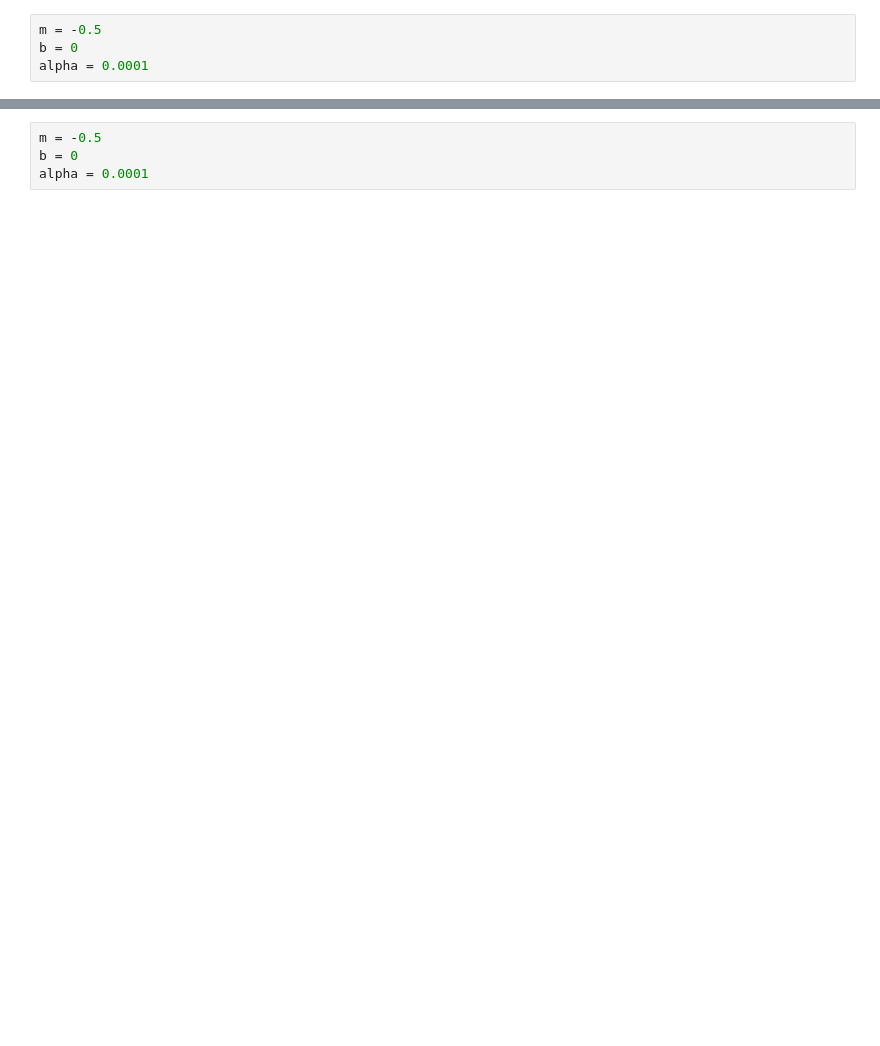
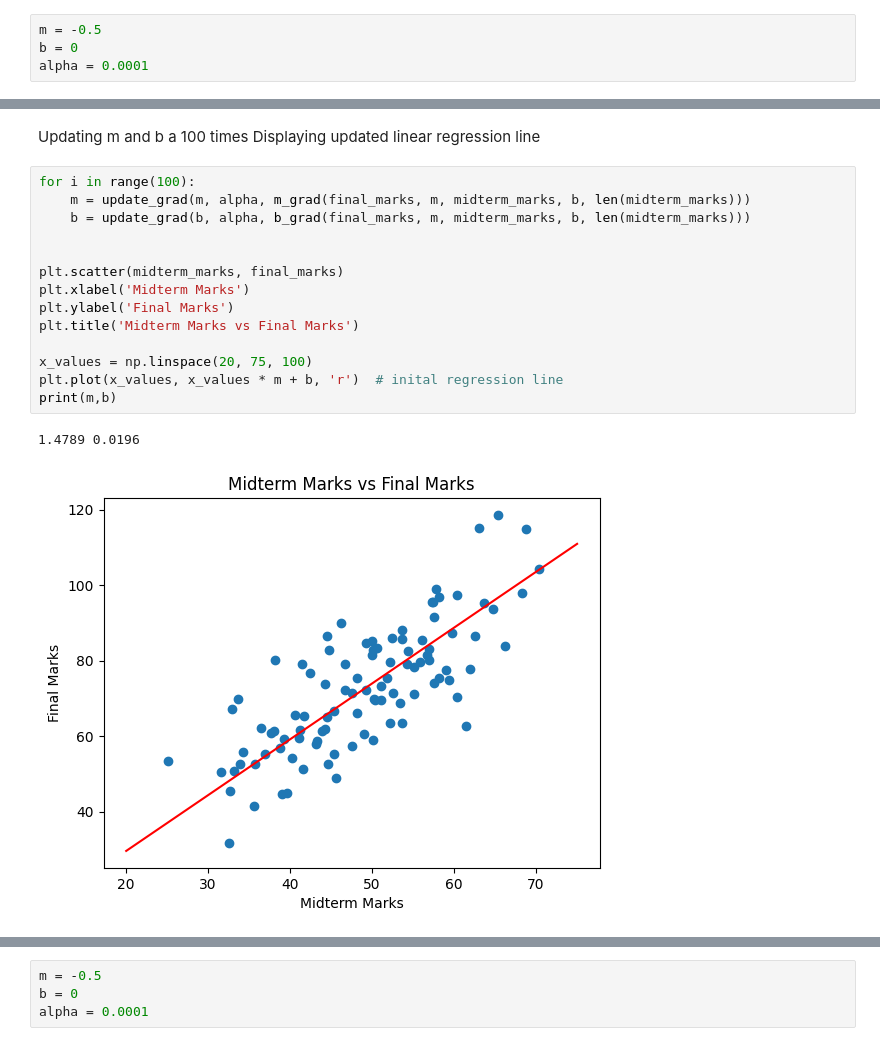
Before and after one commit to Yadu-M/ELE-888, a Jupyter notebook: lab1.ipynb, the cells around one changed output, grey strips where cells are left out. Saved outputs shown, nothing was run; the diff lists cells and outputs as text; blank space fills up the shorter version.

```diff
--- a/lab1.ipynb
+++ b/lab1.ipynb
@@ -156,0 +107,20 @@ plt.scatter(x_values, y_values, label='Regression line after 100 iterations')
+# %% [markdown]
+Updating m and b a 100 times
+Displaying updated linear regression line
+# %%
+for i in range(100):
+    m = update_grad(m, alpha, m_grad(final_marks, m, midterm_marks, b, len(midterm_marks)))
+    b = update_grad(b, alpha, b_grad(final_marks, m, midterm_marks, b, len(midterm_marks)))
+
+
+plt.scatter(midterm_marks, final_marks)
+plt.xlabel('Midterm Marks')
+plt.ylabel('Final Marks')
+plt.title('Midterm Marks vs Final Marks')
+
+x_values = np.linspace(20, 75, 100)
+plt.plot(x_values, x_values * m + b, 'r')  # inital regression line
+print(m,b)
+# %% [output]
+1.4789 0.0196
+[figure, added]
```
Also changed, not shown: parts of 47 cells of this notebook, 1 other file.
